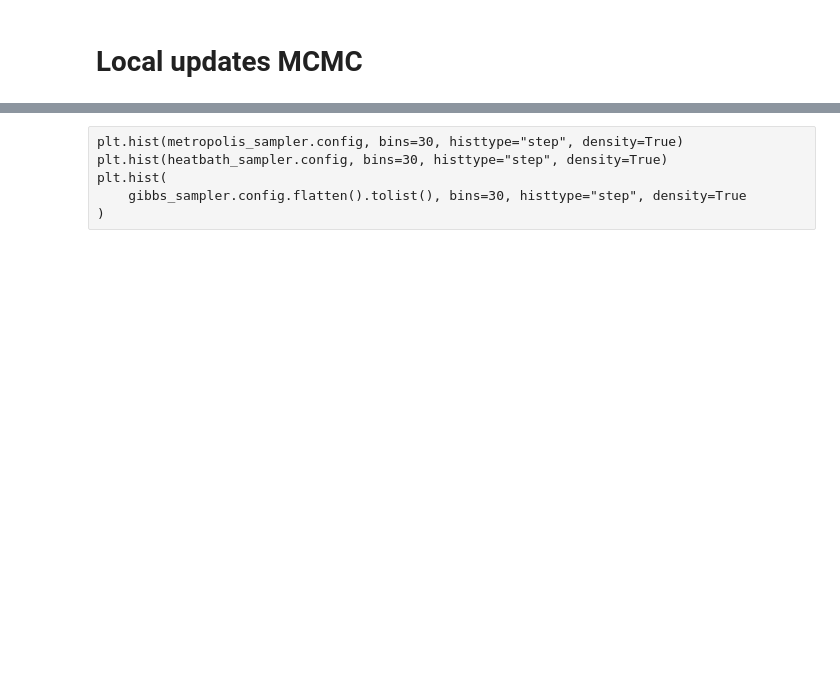
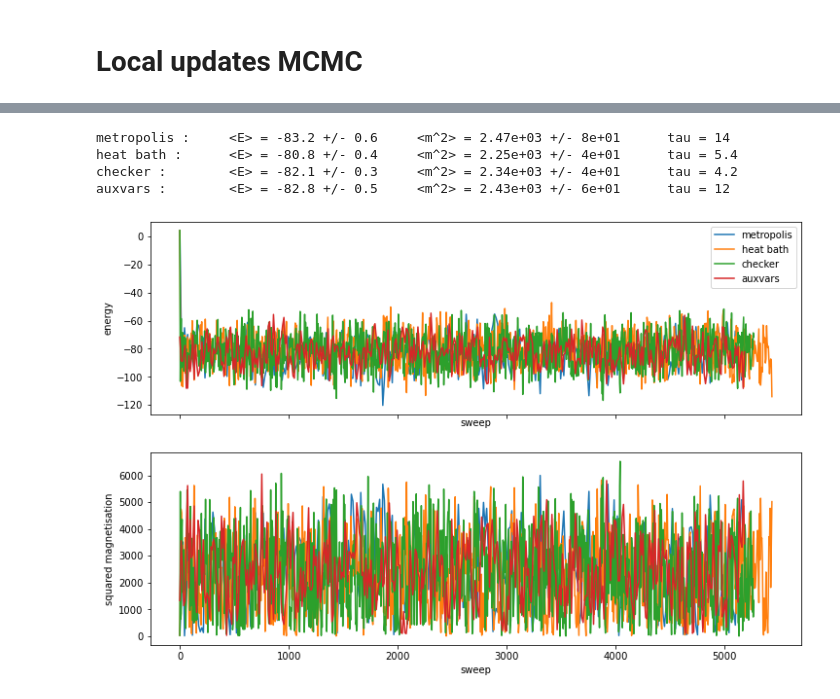
Before and after one commit to marshrossney/xy-nflow-experiments, a Jupyter notebook: mcmc.ipynb, the cells around one changed output, grey strips where cells are left out. Saved outputs shown, nothing was run; the diff lists cells and outputs as text; code cells hidden in the pictures; blank space fills up the shorter version.

Commit message:
working gibbs sampling with auxvars

```diff
--- a/mcmc.ipynb
+++ b/mcmc.ipynb
@@ -73,6 +32,44 @@ plt.legend()
-# %% [raw]
-plt.hist(metropolis_sampler.config, bins=30, histtype="step", density=True)
-plt.hist(heatbath_sampler.config, bins=30, histtype="step", density=True)
-plt.hist(
-    gibbs_sampler.config.flatten().tolist(), bins=30, histtype="step", density=True
-)
+# %%
+samplers = {
+    "metropolis": mcmc.MetropolisSampler,
+    "heat bath": mcmc.HeatbathSampler,
+    "checker": mcmc.CheckerboardGibbsSampler,
+    "auxvars": mcmc.HubbardStratonovichGibbsSampler,
+}
+# %%
+fig, (ax1, ax2) = plt.subplots(2, sharex=True, figsize=(12, 8))
+ax1.set_xlabel("sweep")
+ax2.set_xlabel("sweep")
+ax1.set_ylabel("energy")
+ax2.set_ylabel("squared magnetisation")
+
+
+def value_with_error(tensor):
+    return f"{float(tensor.mean()):.3g} +/- {float(tensor.std()) / math.sqrt(len(tensor)):.1g}"
+
+
+for label, Sampler in samplers.items():
+    sampler = Sampler(INIT_CONFIG, COUPLING_STRENGTH)
+    sampler.sample(N_SWEEPS)
+    energy = torch.Tensor(sampler.history["energy"])
+    mag_sq = torch.Tensor(sampler.history["magnetisation_sq"])
+    tau = utils.integrated_autocorrelation(energy)
+    energy = energy[:: int(2 * tau)]
+    mag_sq = mag_sq[:: int(2 * tau)]
+    step = [i * tau for i in range(len(energy))]
+
+    ax1.plot(step, energy.tolist(), label=label)
+    ax2.plot(step, mag_sq.tolist(), label=label)
+
+    print(
+        f"{label} : \t <E> = {value_with_error(energy)} \t <m^2> = {value_with_error(mag_sq)} \t tau = {tau:.2g}"
+    )
+
+ax1.legend()
+plt.show()
+# %% [output]
+metropolis :     <E> = -83.2 +/- 0.6     <m^2> = 2.47e+03 +/- 8e+01      tau = 14
+heat bath :      <E> = -80.8 +/- 0.4     <m^2> = 2.25e+03 +/- 4e+01      tau = 5.4
+checker :        <E> = -82.1 +/- 0.3     <m^2> = 2.34e+03 +/- 4e+01      tau = 4.2
+auxvars :        <E> = -82.8 +/- 0.5     <m^2> = 2.43e+03 +/- 6e+01      tau = 12
+[figure, added]
```
Also changed, not shown: parts of 6 cells of this notebook, 2 other files.
